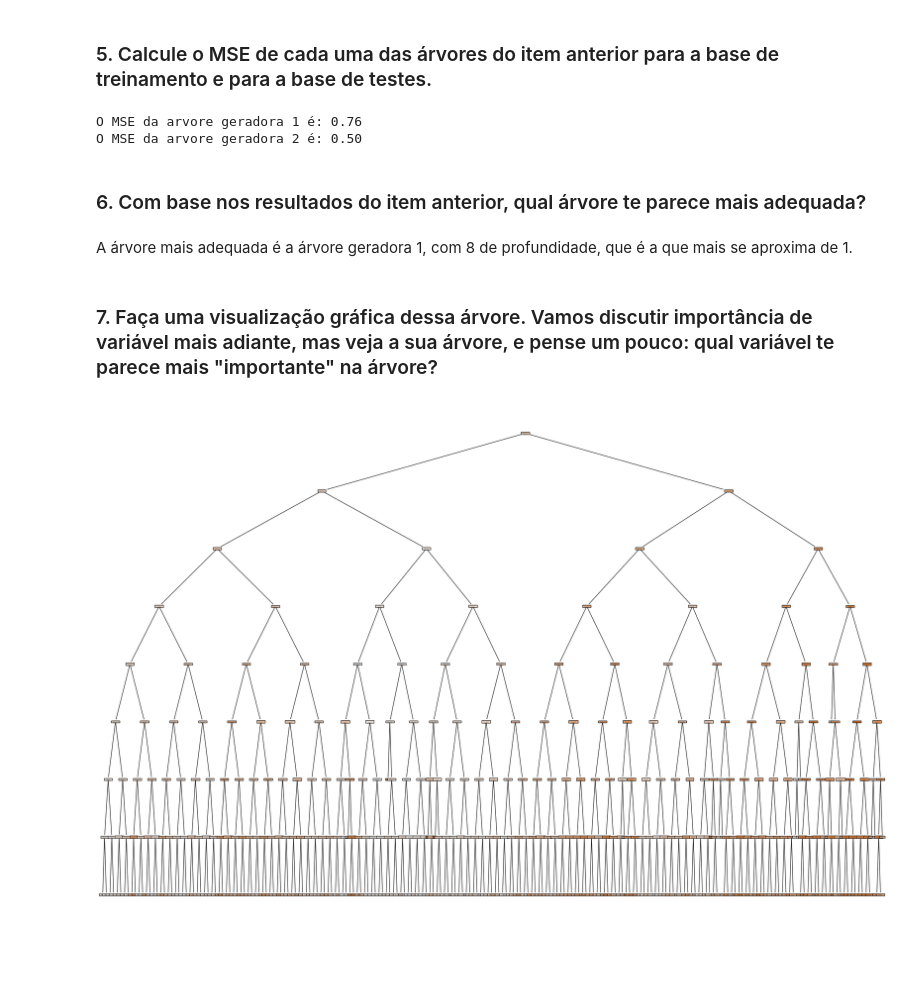
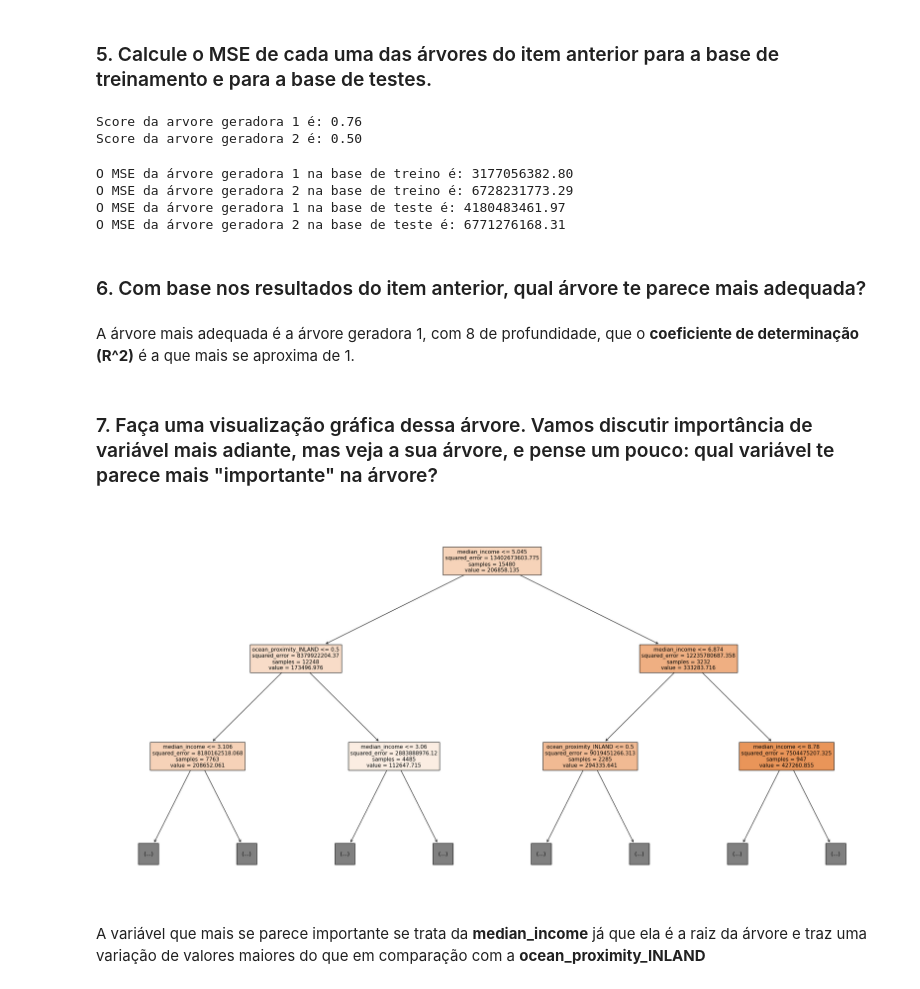
Before and after one commit to LcsCala/EBAC, a Jupyter notebook: Profissao_Cientista_de_Dados_M11_assignment01 (1).ipynb, the cells around one changed output. Cells and saved outputs as stored; diff of their text form; code cells hidden in the pictures; blank space fills up the shorter version.

```diff
--- a/Profissao_Cientista_de_Dados_M11_assignment01 (1).ipynb
+++ b/Profissao_Cientista_de_Dados_M11_assignment01 (1).ipynb
@@ -139,24 +142,53 @@ DecisionTreeRegressor(max_depth=2)
 # %% [markdown]
 ### 5. Calcule o MSE de cada uma das árvores do item anterior para a base de treinamento e para a base de testes.
 # %%
+#retorna o coeficiente de determinação (R^2)
 mse1 = arvore_regressora1.score(X_train, y_train)
 mse2 = arvore_regressora2.score(X_train, y_train)
 
-print(f'O MSE da arvore geradora 1 é: {mse1:.2f}')
-print(f'O MSE da arvore geradora 2 é: {mse2:.2f}')
+print(f'Score da arvore geradora 1 é: {mse1:.2f}')
+print(f'Score da arvore geradora 2 é: {mse2:.2f}')
 # %% [output]
-O MSE da arvore geradora 1 é: 0.76
-O MSE da arvore geradora 2 é: 0.50
+Score da arvore geradora 1 é: 0.76
+Score da arvore geradora 2 é: 0.50
+# %%
+# Predições das árvores para a base de treino e teste
+y_pred_train_1 = arvore_regressora1.predict(X_train)
+y_pred_train_2 = arvore_regressora2.predict(X_train)
+
+y_pred_test_1 = arvore_regressora1.predict(X_test)
+y_pred_test_2 = arvore_regressora2.predict(X_test)
+
+# Calcular MSE para as árvores no conjunto de treino
+mse_train_1 = mean_squared_error(y_train, y_pred_train_1)
+mse_train_2 = mean_squared_error(y_train, y_pred_train_2)
+
+# Calcular MSE para as árvores no conjunto de teste
+mse_test_1 = mean_squared_error(y_test, y_pred_test_1)
+mse_test_2 = mean_squared_error(y_test, y_pred_test_2)
+
+print(f'O MSE da árvore geradora 1 na base de treino é: {mse_train_1:.2f}')
+print(f'O MSE da árvore geradora 2 na base de treino é: {mse_train_2:.2f}')
+print(f'O MSE da árvore geradora 1 na base de teste é: {mse_test_1:.2f}')
+print(f'O MSE da árvore geradora 2 na base de teste é: {mse_test_2:.2f}')
+# %% [output]
+O MSE da árvore geradora 1 na base de treino é: 3177056382.80
+O MSE da árvore geradora 2 na base de treino é: 6728231773.29
+O MSE da árvore geradora 1 na base de teste é: 4180483461.97
+O MSE da árvore geradora 2 na base de teste é: 6771276168.31
 # %% [markdown]
 ### 6. Com base nos resultados do item anterior, qual árvore te parece mais adequada?
 # %% [markdown]
-A árvore mais adequada é a árvore geradora 1, com 8 de profundidade, que é a que mais se aproxima de 1.
+A árvore mais adequada é a árvore geradora 1, com 8 de profundidade, que o **coeficiente de determinação (R^2)** é a que mais se aproxima de 1.
 # %% [markdown]
 ### 7. Faça uma visualização gráfica dessa árvore. Vamos discutir importância de variável mais adiante, mas veja a sua árvore, e pense um pouco: qual variável te parece mais "importante" na árvore?
 # %%
-plt.rc('figure', figsize = (30, 20))
+plt.rc('figure', figsize = (30, 15))
 tp = tree.plot_tree( arvore_regressora1,
                     feature_names = X.columns,
-                    filled = True)
+                    filled = True,
+                    max_depth = 2) #2 para consguir vizualizar melhor a arvore
 # %% [output]
-[figure, old version]
+[figure, new version]
+# %% [markdown]
+A variável que mais se parece importante se trata da **median_income** já que ela é a raiz da árvore e traz uma variação de valores maiores do que em comparação com a **ocean_proximity_INLAND**
```
Also changed, not shown: parts of 2 cells of this notebook.
